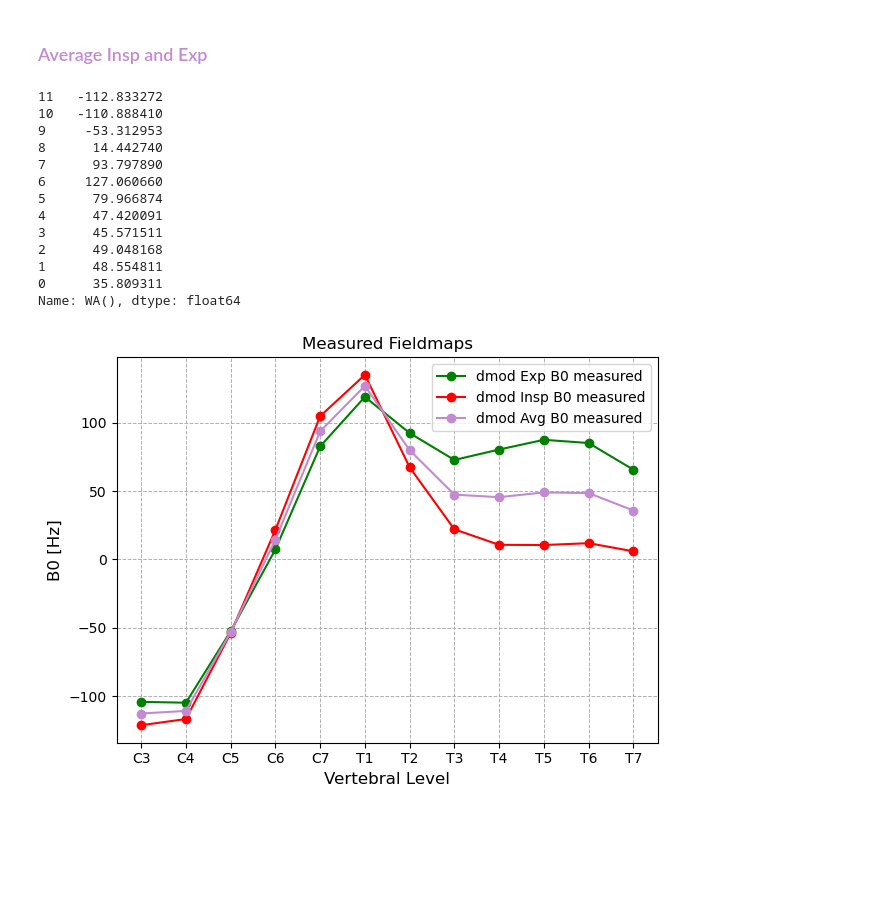
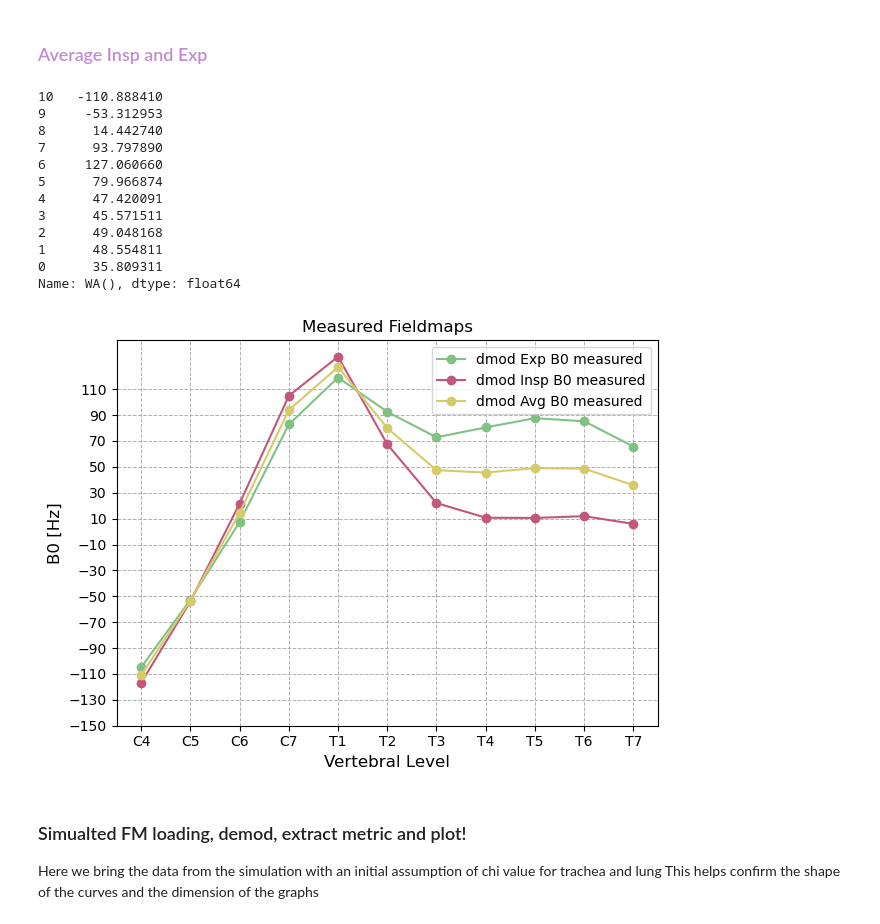
Before and after one commit to sriosq/Image-processing-strategies, a Jupyter notebook: compare_fieldmap/db0_033_nb.ipynb, the cells around one changed output. Cells and saved outputs as stored; diff of their text form; code cells hidden in the pictures; blank space fills up the shorter version.

```diff
--- a/compare_fieldmap/db0_033_nb.ipynb
+++ b/compare_fieldmap/db0_033_nb.ipynb
@@ -65,5 +66,5 @@ start E:/msc_data/ismrm_2025/dB0_033_dup1/fm/C_dmod_meas/exp/exp_metrics.csv
 # %%
-exp_B0_metrics_path =  "E:/msc_data/ismrm_2025/dB0_033_dup1/fm/C_dmod_meas/exp/exp_metrics.csv"
+exp_B0_metrics_path =  "E:/msc_data/ismrm_2025/dB0_033_dup1/fm/C_dmod_meas/exp/exp_metrics_test.csv"
 exp_metrics_df = pd.read_csv(exp_B0_metrics_path)
 exp_metrics_data = exp_metrics_df['WA()']
 exp_metrics_data = exp_metrics_data[::-1]
@@ -159,7 +159,6 @@ plt.plot(vertebrae_levels, insp_metrics_data, marker = 'o', linestyle = '-', lab
 avg_respiration = (exp_metrics_data+ insp_metrics_data )/2
 avg_respiration
 # %% [output]
-11   -112.833272
 10   -110.888410
 9     -53.312953
 8      14.442740
@@ -173,22 +172,25 @@ avg_respiration
 0      35.809311
 Name: WA(), dtype: float64
 # %%
-vertebrae_levels = ['C3', 'C4', 'C5', 'C6', 'C7', 'T1', 'T2', 'T3', 'T4', 'T5', 'T6', 'T7'] # From 3 to 14
-plt.plot(vertebrae_levels, exp_metrics_data, marker = 'o', linestyle = '-', label = "dmod Exp B0 measured", color = "green")
-plt.plot(vertebrae_levels, insp_metrics_data, marker = 'o', linestyle = '-', label = "dmod Insp B0 measured", color = "red")
-plt.plot(vertebrae_levels, avg_respiration, marker = 'o', linestyle = '-', label = "dmod Avg B0 measured", color = "#C28AD1")
+vertebrae_levels = ['C4', 'C5', 'C6', 'C7', 'T1', 'T2', 'T3', 'T4', 'T5', 'T6', 'T7'] # From 3 to 14
+plt.plot(vertebrae_levels, exp_metrics_data, marker = 'o', linestyle = '-', label = "dmod Exp B0 measured", color = "#81C184")
+plt.plot(vertebrae_levels, insp_metrics_data, marker = 'o', linestyle = '-', label = "dmod Insp B0 measured", color = "#C1577B")
+plt.plot(vertebrae_levels, avg_respiration, marker = 'o', linestyle = '-', label = "dmod Avg B0 measured", color = "#D5CB6A")
 
 plt.title("Measured Fieldmaps")
 plt.xlabel('Vertebral Level', fontsize=12)
 plt.ylabel('B0 [Hz]', fontsize=12)
 plt.legend()
 # Customize grid and display
 plt.grid(True, which='both', linestyle='--', linewidth=0.7)
 plt.tight_layout()
 
+yticks = range(-150, 121, 20)
+plt.yticks(yticks)
+
 # Show the plot
 plt.show()
 # %% [output]
-[figure, old version]
+[figure, new version]
 # %%
 # Export average!
@@ -195,0 +198,4 @@ avg_respiration.to_csv("E:/msc_data/ismrm_2025/dB0_033_dup1/fm/C_dmod_meas/simpl
+# %% [markdown]
+### Simualted FM loading, demod, extract metric and plot! </br>
+Here we bring the data from the simulation with an initial assumption of chi value for trachea and lung </br>
+This helps confirm the shape of the curves and the dimension of the graphs
```
Also changed, not shown: parts of 19 cells of this notebook, 3 other files.
